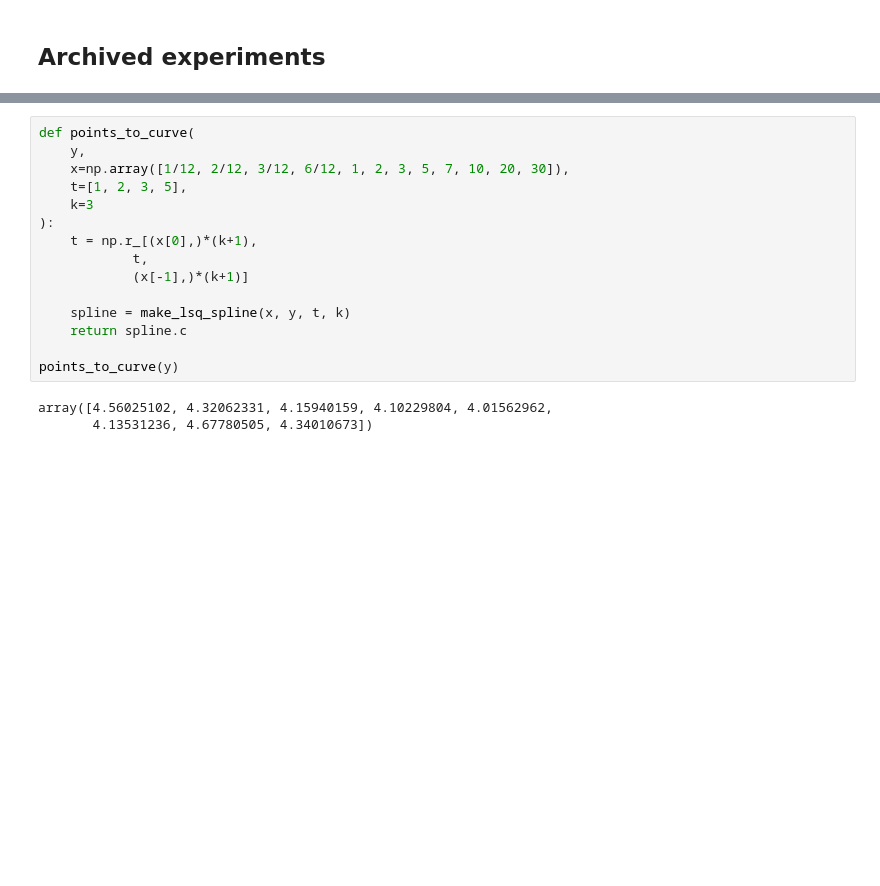
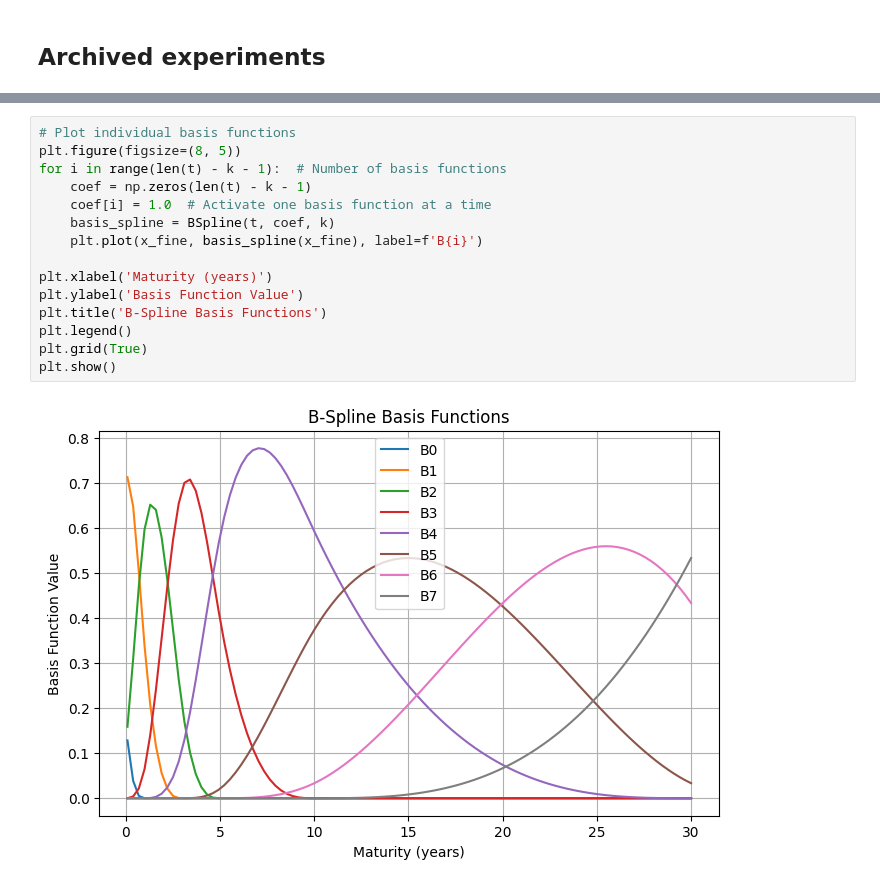
Before and after one commit to QuanPham19/functional-kan, a Jupyter notebook: phase_2/pytorch/func2func.ipynb, the cells around one changed output, grey strips where cells are left out. Saved outputs shown, nothing was run; the diff lists cells and outputs as text; blank space fills up the shorter version.

```diff
--- a/phase_2/pytorch/func2func.ipynb
+++ b/phase_2/pytorch/func2func.ipynb
@@ -294,21 +304,20 @@ print(t)
   3.          5.          7.         10.         20.         30.        ]
 [ 0.08333333  0.08333333  0.08333333  0.08333333  1.          2.
   3.          5.         30.         30.         30.         30.        ]
-# %%
-def points_to_curve(
-    y,
-    x=np.array([1/12, 2/12, 3/12, 6/12, 1, 2, 3, 5, 7, 10, 20, 30]),
-    t=[1, 2, 3, 5],
-    k=3
-):
-    t = np.r_[(x[0],)*(k+1),
-            t,
-            (x[-1],)*(k+1)]
-
-    spline = make_lsq_spline(x, y, t, k)
-    return spline.c
-
-points_to_curve(y)
-# %% [output]
-array([4.56025102, 4.32062331, 4.15940159, 4.10229804, 4.01562962,
-       4.13531236, 4.67780505, 4.34010673])
+# %%
+# Plot individual basis functions
+plt.figure(figsize=(8, 5))
+for i in range(len(t) - k - 1):  # Number of basis functions
+    coef = np.zeros(len(t) - k - 1)
+    coef[i] = 1.0  # Activate one basis function at a time
+    basis_spline = BSpline(t, coef, k)
+    plt.plot(x_fine, basis_spline(x_fine), label=f'B{i}')
+
+plt.xlabel('Maturity (years)')
+plt.ylabel('Basis Function Value')
+plt.title('B-Spline Basis Functions')
+plt.legend()
+plt.grid(True)
+plt.show()
+# %% [output]
+[figure, added]
```
Also changed, not shown: parts of 5 cells of this notebook, 3 other files.
